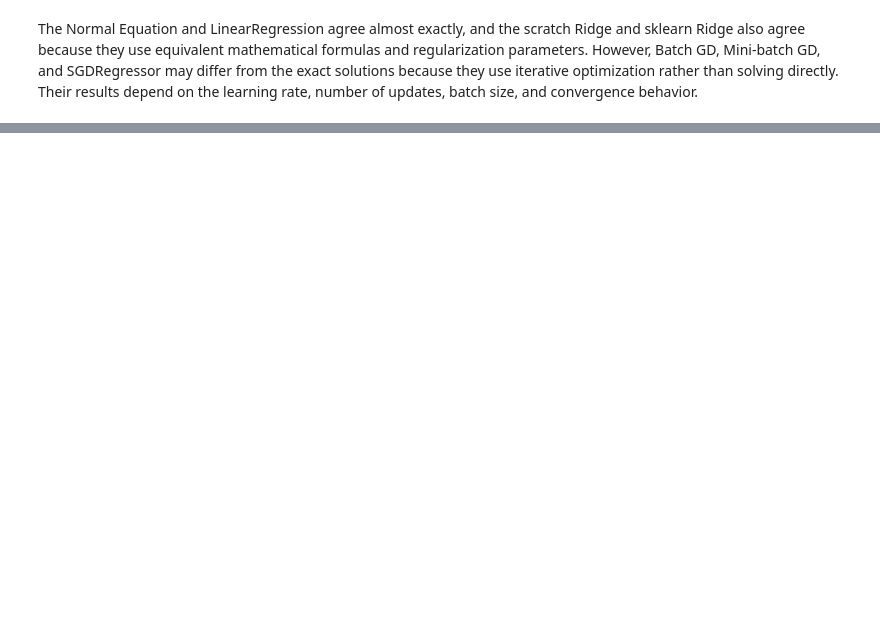
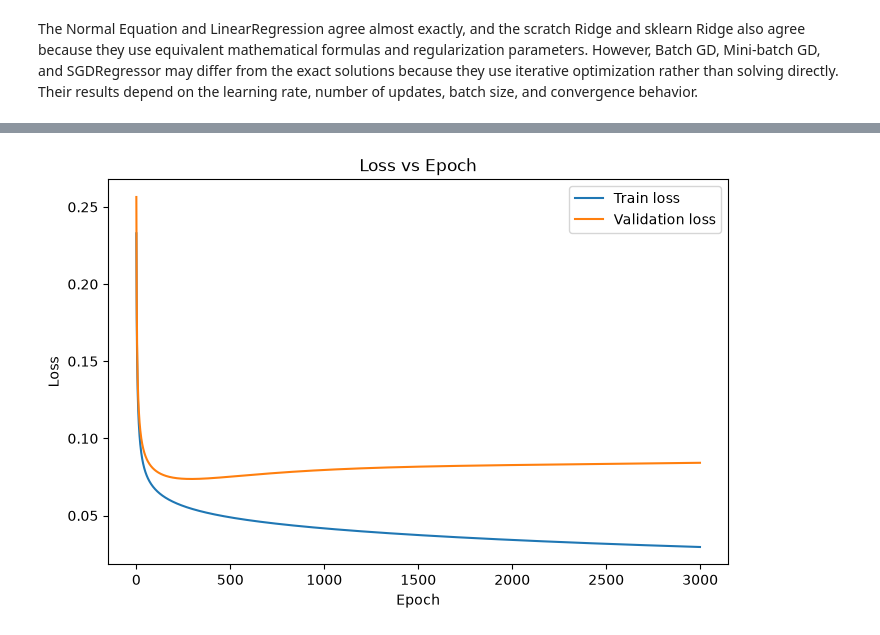
Before and after one commit to mahmoudshafea/Linear_models_-_SVM, a Jupyter notebook: 9401_assignment2.ipynb, the cells around one changed output, grey strips where cells are left out. Drawn from its saved outputs; the diff is of its cells as text; code cells hidden in the pictures; blank space fills up the shorter version.

```diff
--- a/9401_assignment2.ipynb
+++ b/9401_assignment2.ipynb
@@ -1372,0 +1436,94 @@ The Normal Equation and LinearRegression agree almost exactly, and the scratch R
+# %%
+
+
+X_train = scaled_splits["Breast Cancer"]["X_train"]
+X_val = scaled_splits["Breast Cancer"]["X_val"]
+X_test = scaled_splits["Breast Cancer"]["X_test"]
+
+y_train = scaled_splits["Breast Cancer"]["y_train"]
+y_val = scaled_splits["Breast Cancer"]["y_val"]
+y_test = scaled_splits["Breast Cancer"]["y_test"]
+
+X_train_log = np.c_[np.ones(X_train.shape[0]), X_train]
+X_val_log = np.c_[np.ones(X_val.shape[0]), X_val]
+X_test_log = np.c_[np.ones(X_test.shape[0]), X_test]
+
+lambdas = [0, 1e-3, 1e-2, 1e-1, 1]
+learning_rate = 0.5
+epochs = 3000
+
+results = []
+histories = {}
+models = {}
+
+for lam in lambdas:
+    w = np.zeros(X_train_log.shape[1])
+    train_losses = []
+    val_losses = []
+    train_accuracies = []
+    val_accuracies = []
+
+    start_time = time.perf_counter()
+
+    for epoch in range(epochs):
+        grad = logistic_grad(X_train_log, y_train, w, lam)
+        w -= learning_rate * grad
+
+        train_losses.append(logistic_loss(X_train_log, y_train, w, lam))
+        val_losses.append(logistic_loss(X_val_log, y_val, w, lam))
+
+        train_pred = (sigmoid(X_train_log @ w) >= 0.5).astype(int)
+        val_pred = (sigmoid(X_val_log @ w) >= 0.5).astype(int)
+
+        train_accuracies.append(accuracy(y_train, train_pred))
+        val_accuracies.append(accuracy(y_val, val_pred))
+
+    fit_time = time.perf_counter() - start_time
+
+    models[lam] = w
+    histories[lam] = {
+        "train_loss": train_losses,
+        "val_loss": val_losses,
+        "train_accuracy": train_accuracies,
+        "val_accuracy": val_accuracies
+    }
+
+    results.append({
+        "lambda": lam,
+        "train_accuracy": train_accuracies[-1],
+        "val_accuracy": val_accuracies[-1],
+        "val_loss": val_losses[-1],
+        "weight_norm": np.linalg.norm(w[1:]),
+        "fit_time": fit_time
+    })
+
+results_df = pd.DataFrame(results)
+print(results_df)
+
+best_lambda = results_df.loc[results_df["val_loss"].idxmin(), "lambda"]
+best_w = models[best_lambda]
+
+test_pred = (sigmoid(X_test_log @ best_w) >= 0.5).astype(int)
+print("Best lambda:", best_lambda)
+print("Test accuracy:", accuracy(y_test, test_pred))
+
+best_history = histories[best_lambda]
+
+plt.figure(figsize=(8, 5))
+plt.plot(best_history["train_loss"], label="Train loss")
+plt.plot(best_history["val_loss"], label="Validation loss")
+plt.xlabel("Epoch")
+plt.ylabel("Loss")
+plt.title("Loss vs Epoch")
+plt.legend()
+plt.show()
+
+plt.figure(figsize=(8, 5))
+plt.plot(best_history["train_accuracy"], label="Train accuracy")
+plt.plot(best_history["val_accuracy"], label="Validation accuracy")
+plt.xlabel("Epoch")
+plt.ylabel("Accuracy")
+plt.title("Accuracy vs Epoch")
+plt.legend()
+plt.show()
+# %% [output]
@@ -1372,0 +1538 @@ The Normal Equation and LinearRegression agree almost exactly, and the scratch R
+[figure, added]
```
Also changed, not shown: parts of 134 cells of this notebook.
